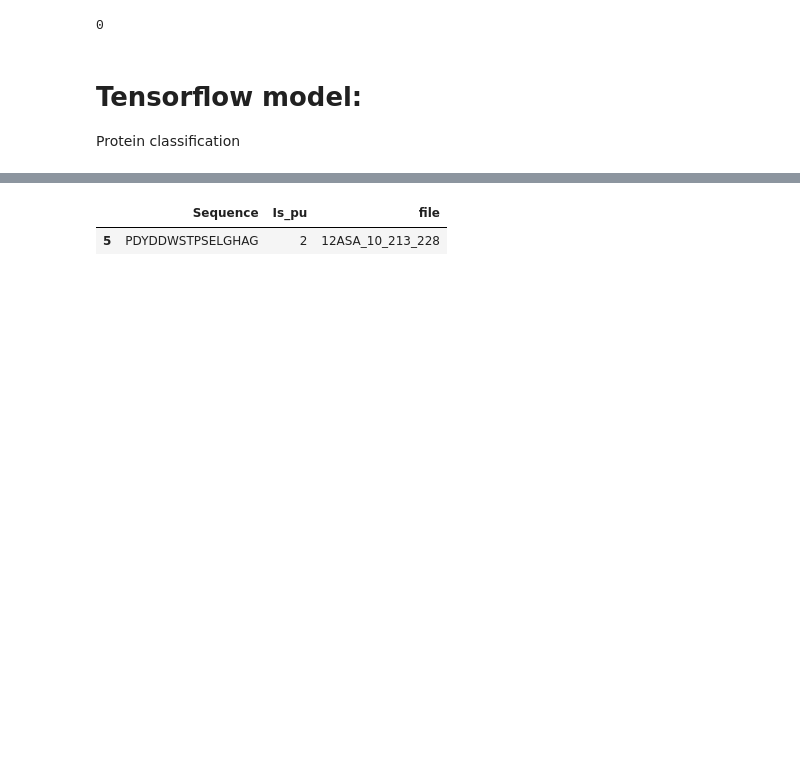
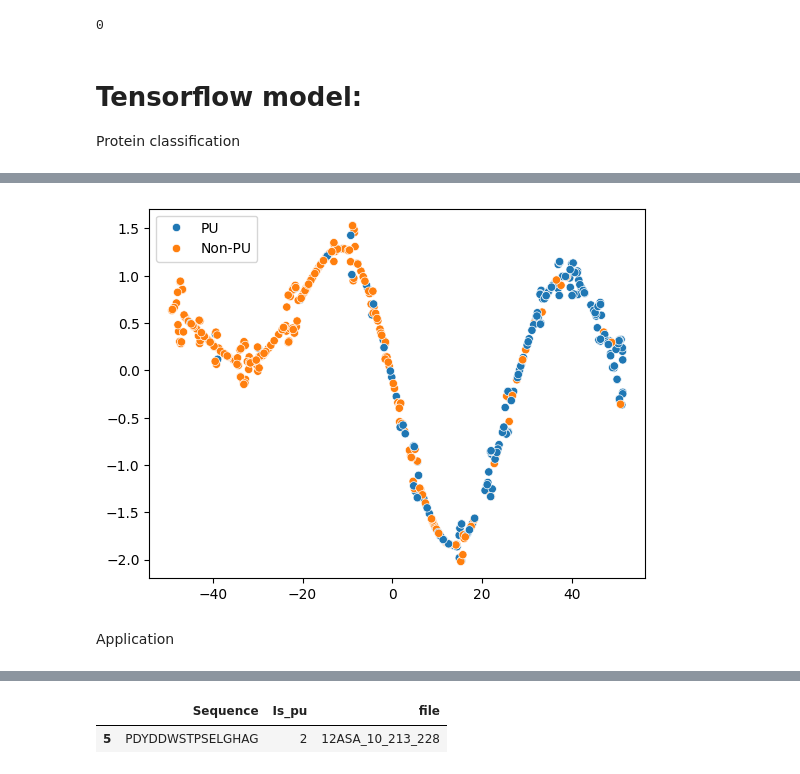
Before and after one commit to Naramazuki/PU_ML, a Jupyter notebook: main.ipynb, the cells around one changed output, grey strips where cells are left out. Cells and saved outputs as stored; diff of their text form; code cells hidden in the pictures; blank space fills up the shorter version.

```diff
--- a/main.ipynb
+++ b/main.ipynb
@@ -361,0 +475,7 @@ Balanced accuracy: 0.83
+# %%
+tuned_tsne = TSNE(n_components=2, learning_rate="auto", init="pca",random_state=42).fit_transform(
+    model_tf.predict(tf_val_dataset)
+)
+sns.scatterplot(x=tuned_tsne[:,0],y=tuned_tsne[:,1],hue=map_labels(val_labels))
+plt.show()
+# %% [output]
@@ -362,3 +483,6 @@ Balanced accuracy: 0.83
+[figure, added]
+# %% [markdown]
+Application
 # %%
 def is_pu_from_file(PATH, filename):
     embedding_dict = torch.load(os.path.join(PATH, filename))["representations"][33][0]
```
Also changed, not shown: parts of 45 cells of this notebook.
